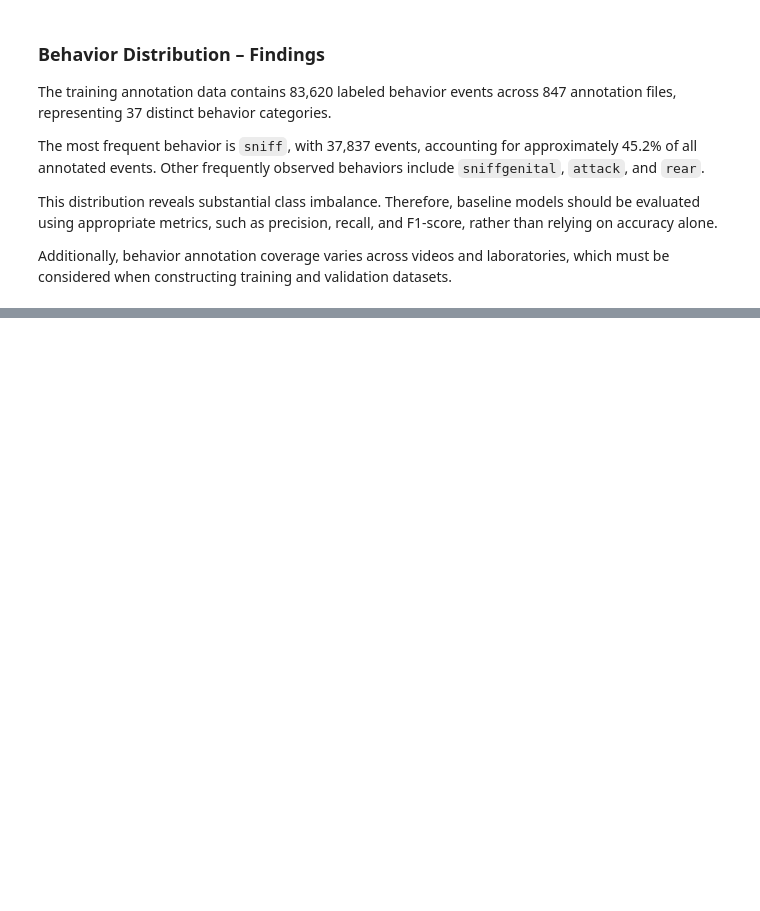
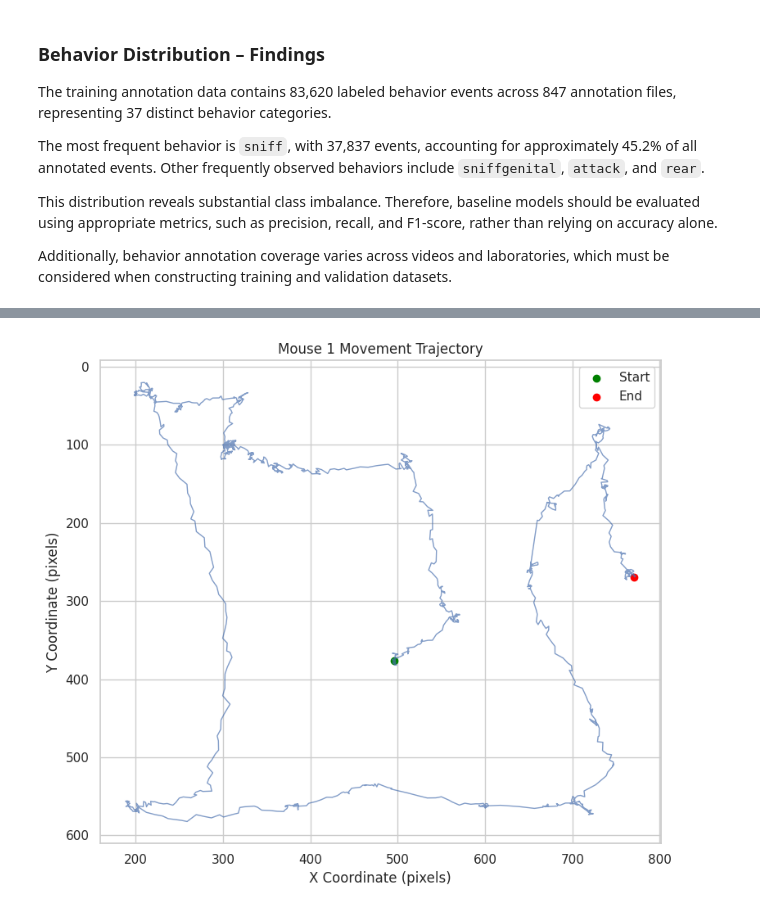
Before and after one commit to aytug-guler/GROUP19_CENG313, a Jupyter notebook: assignment1_eda_baseline.ipynb, the cells around one changed output, grey strips where cells are left out. Cells and saved outputs as stored; diff of their text form; code cells hidden in the pictures; blank space fills up the shorter version.

Commit message:
Complete tracking and behavior EDA

```diff
--- a/assignment1_eda_baseline.ipynb
+++ b/assignment1_eda_baseline.ipynb
@@ -588,0 +625,46 @@ Additionally, behavior annotation coverage varies across videos and laboratories
+# %%
+
+# Visualize mouse movement trajectory
+
+mouse_id = tracking_example["mouse_id"].unique()[0]
+
+mouse_center = tracking_example[
+    (tracking_example["mouse_id"] == mouse_id) &
+    (tracking_example["bodypart"] == "body_center")
+].sort_values("video_frame")
+
+# Plot a limited segment for clarity
+mouse_sample = mouse_center.head(1500)
+
+plt.figure(figsize=(8, 7))
+
+plt.plot(
+    mouse_sample["x"],
+    mouse_sample["y"],
+    linewidth=1,
+    alpha=0.7
+)
+
+plt.scatter(
+    mouse_sample["x"].iloc[0],
+    mouse_sample["y"].iloc[0],
+    color="green",
+    label="Start"
+)
+
+plt.scatter(
+    mouse_sample["x"].iloc[-1],
+    mouse_sample["y"].iloc[-1],
+    color="red",
+    label="End"
+)
+
+plt.title(f"Mouse {mouse_id} Movement Trajectory")
+plt.xlabel("X Coordinate (pixels)")
+plt.ylabel("Y Coordinate (pixels)")
+plt.gca().invert_yaxis()
+plt.legend()
+plt.tight_layout()
+plt.show()
+# %% [output]
+[figure, added]
```
Also changed, not shown: parts of 14 cells of this notebook.
